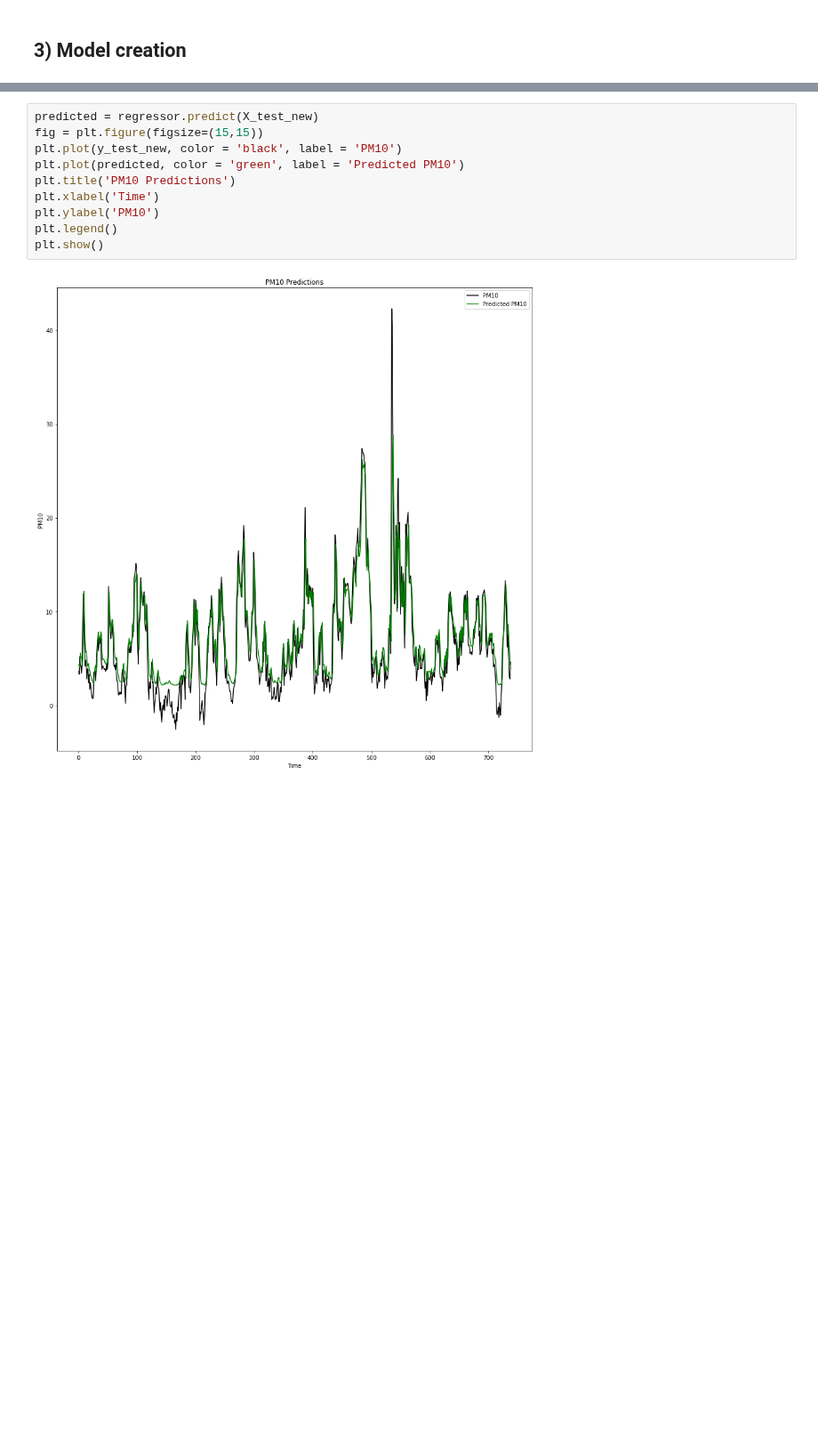
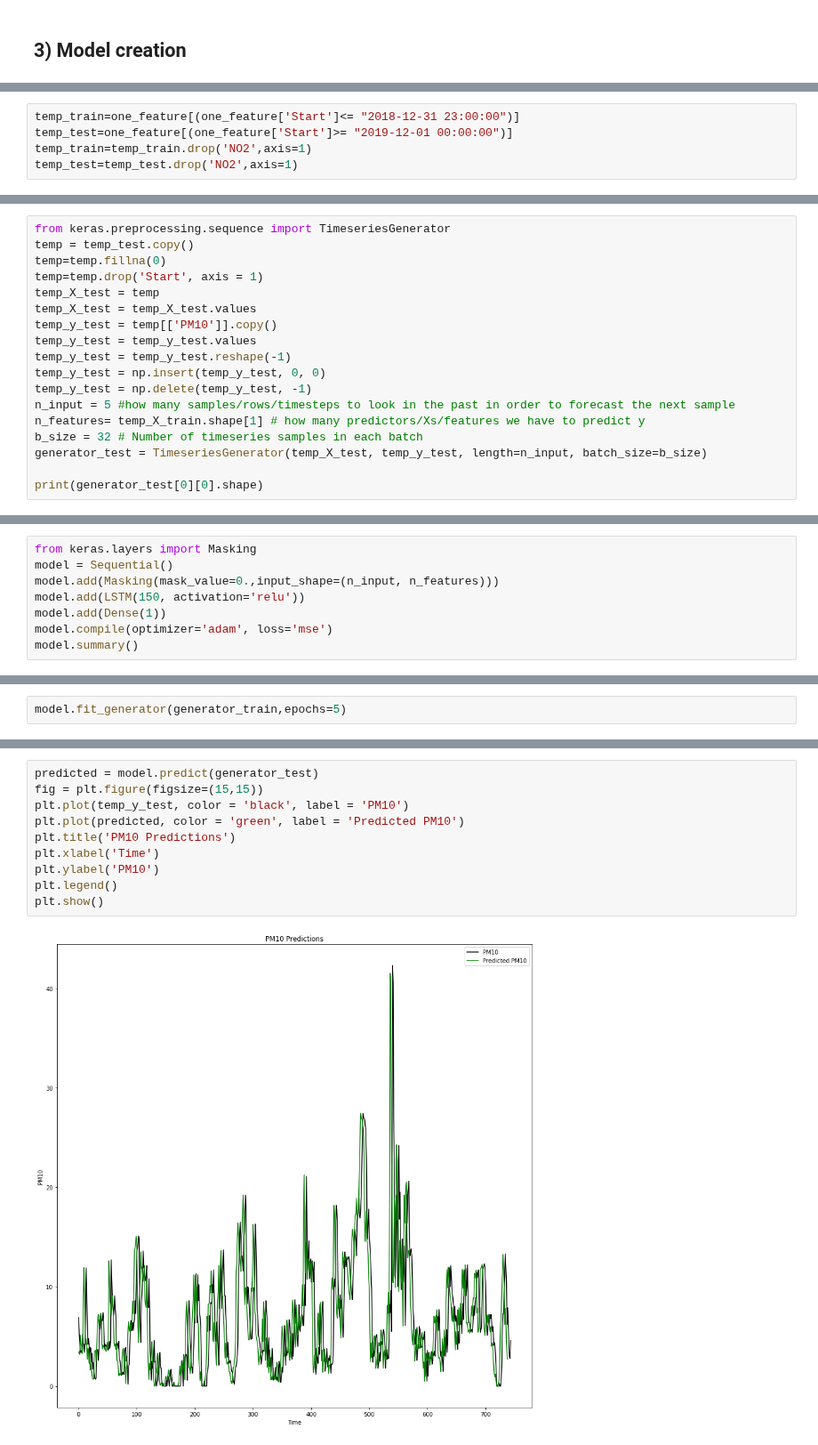
Before and after one commit to jadali17/Air-Quality-Prediction, a Jupyter notebook: lstm-model.ipynb, the cells around one changed output, grey strips where cells are left out. Shown at 89% size. Saved outputs shown, nothing was run; the diff lists cells and outputs as text; blank space fills up the shorter version.

Commit message:
Added a second lstm model

```diff
--- a/lstm-model.ipynb
+++ b/lstm-model.ipynb
@@ -145,0 +162,5 @@ Epoch 15/15
+# %%
+temp_train=one_feature[(one_feature['Start']<= "2018-12-31 23:00:00")]
+temp_test=one_feature[(one_feature['Start']>= "2019-12-01 00:00:00")]
+temp_train=temp_train.drop('NO2',axis=1)
+temp_test=temp_test.drop('NO2',axis=1)
@@ -145,0 +191,18 @@ Epoch 15/15
+# %%
+from keras.preprocessing.sequence import TimeseriesGenerator
+temp = temp_test.copy()
+temp=temp.fillna(0)
+temp=temp.drop('Start', axis = 1)
+temp_X_test = temp
+temp_X_test = temp_X_test.values
+temp_y_test = temp[['PM10']].copy()
+temp_y_test = temp_y_test.values
+temp_y_test = temp_y_test.reshape(-1)
+temp_y_test = np.insert(temp_y_test, 0, 0)
+temp_y_test = np.delete(temp_y_test, -1)
+n_input = 5 #how many samples/rows/timesteps to look in the past in order to forecast the next sample
+n_features= temp_X_train.shape[1] # how many predictors/Xs/features we have to predict y
+b_size = 32 # Number of timeseries samples in each batch
+generator_test = TimeseriesGenerator(temp_X_test, temp_y_test, length=n_input, batch_size=b_size)
+
+print(generator_test[0][0].shape)
@@ -145,0 +211,8 @@ Epoch 15/15
+# %%
+from keras.layers import Masking
+model = Sequential()
+model.add(Masking(mask_value=0.,input_shape=(n_input, n_features)))
+model.add(LSTM(150, activation='relu'))
+model.add(Dense(1))
+model.compile(optimizer='adam', loss='mse')
+model.summary()
@@ -145,0 +234,2 @@ Epoch 15/15
+# %%
+model.fit_generator(generator_train,epochs=5)
@@ -146,12 +248,12 @@ Epoch 15/15
 # %%
-predicted = regressor.predict(X_test_new)
+predicted = model.predict(generator_test)
 fig = plt.figure(figsize=(15,15))
-plt.plot(y_test_new, color = 'black', label = 'PM10')
+plt.plot(temp_y_test, color = 'black', label = 'PM10')
 plt.plot(predicted, color = 'green', label = 'Predicted PM10')
 plt.title('PM10 Predictions')
 plt.xlabel('Time')
 plt.ylabel('PM10')
 plt.legend()
 plt.show()
 # %% [output]
-[figure, old version]
+[figure, new version]
```
Also changed, not shown: parts of 18 cells of this notebook.
